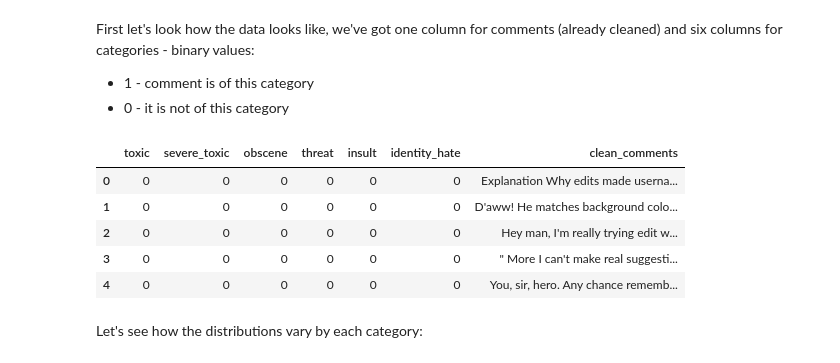
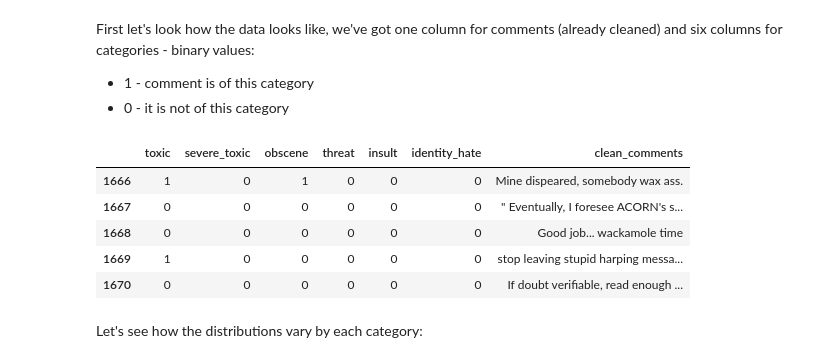
Before and after one commit to blawok/Toxic_Comments_Classification, a Jupyter notebook: toxic_comments.ipynb, the cells around one changed output. Drawn from its saved outputs; the diff is of its cells as text; code cells hidden in the pictures.

```diff
--- a/toxic_comments.ipynb
+++ b/toxic_comments.ipynb
@@ -91,14 +91,14 @@ First let's look how the data looks like, we've got one column for comments (alr
 *   1 - comment is of this category
 *   0 - it is not of this category
 # %%
-train.iloc[:,2:].head()
+train.iloc[1666:,2:].head()
 # %% [output]
 |  | toxic | severe_toxic | obscene | threat | insult | identity_hate | clean_comments |
-| 0 | 0 | 0 | 0 | 0 | 0 | 0 | Explanation Why edits made userna... |
-| 1 | 0 | 0 | 0 | 0 | 0 | 0 | D'aww! He matches background colo... |
-| 2 | 0 | 0 | 0 | 0 | 0 | 0 | Hey man, I'm really trying edit w... |
-| 3 | 0 | 0 | 0 | 0 | 0 | 0 | " More I can't make real suggesti... |
-| 4 | 0 | 0 | 0 | 0 | 0 | 0 | You, sir, hero. Any chance rememb... |
+| 1666 | 1 | 0 | 1 | 0 | 0 | 0 | Mine dispeared, somebody wax ass. |
+| 1667 | 0 | 0 | 0 | 0 | 0 | 0 | " Eventually, I foresee ACORN's s... |
+| 1668 | 0 | 0 | 0 | 0 | 0 | 0 | Good job... wackamole time |
+| 1669 | 1 | 0 | 0 | 0 | 0 | 0 | stop leaving stupid harping messa... |
+| 1670 | 0 | 0 | 0 | 0 | 0 | 0 | If doubt verifiable, read enough ... |
 # %% [markdown]
 Let's see how the distributions vary by each category:
 # %%
```
Also changed, not shown: parts of 11 cells of this notebook.
